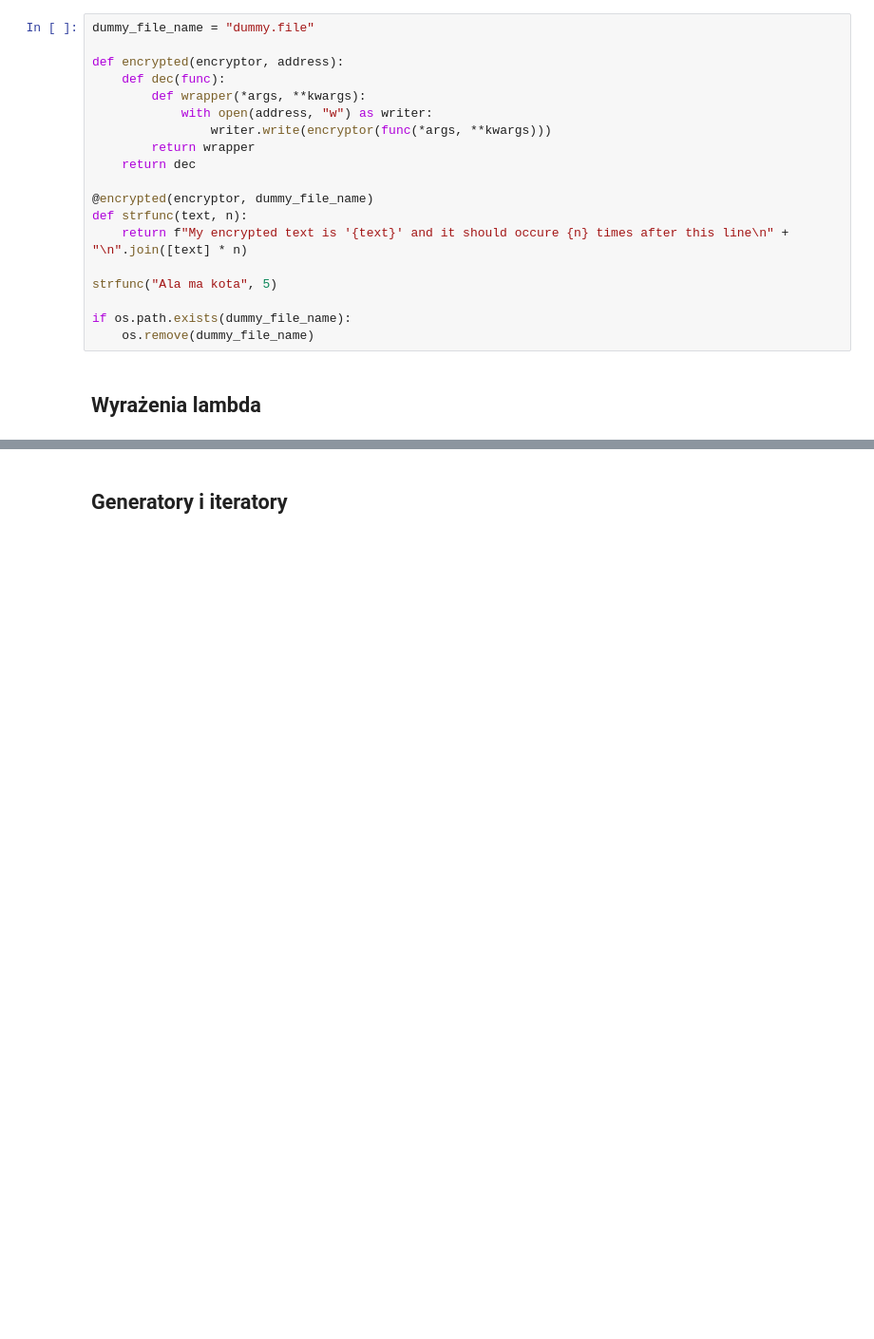
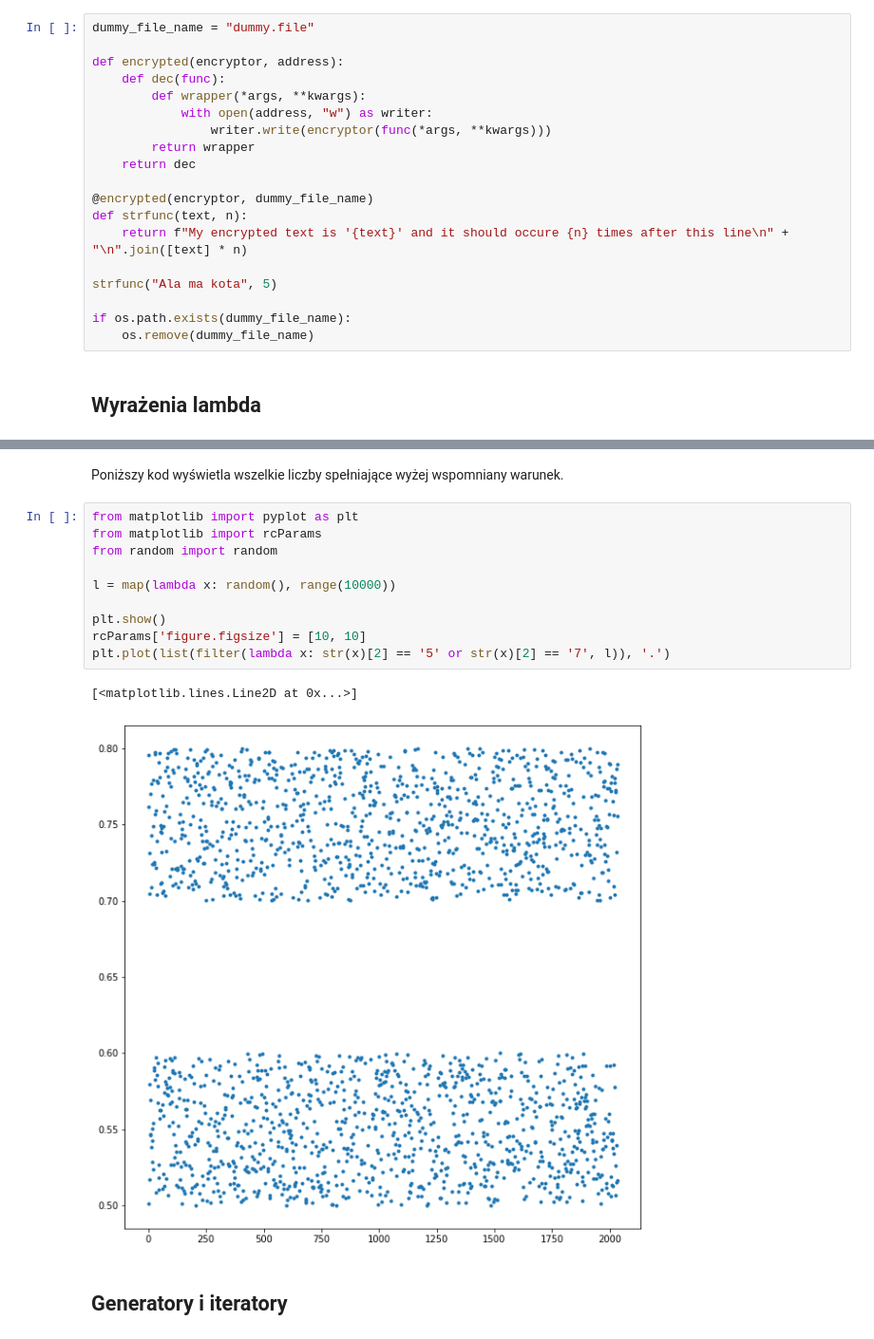
Before and after one commit to codingtenshi/SDA, a Jupyter notebook: intermediate.solutions.ipynb, the cells around one changed output, grey strips where cells are left out. Shown at 95% size. Drawn from its saved outputs; the diff is of its cells as text; blank space fills up the shorter version.

```diff
--- a/intermediate.solutions.ipynb
+++ b/intermediate.solutions.ipynb
@@ -426,3 +520,18 @@ list(map(f, range(10000)))
+# %% [markdown]
+Poniższy kod wyświetla wszelkie liczby spełniające wyżej wspomniany warunek.
+# %%
+from matplotlib import pyplot as plt
+from matplotlib import rcParams
+from random import random
+
+l = map(lambda x: random(), range(10000))
+
+plt.show()
+rcParams['figure.figsize'] = [10, 10]
+plt.plot(list(filter(lambda x: str(x)[2] == '5' or str(x)[2] == '7', l)), '.')
+# %% [output]
+[<matplotlib.lines.Line2D at 0x...>]
+[figure, added]
 # %% [markdown]
 ## Generatory i iteratory
 # %% [markdown]
```
Also changed, not shown: parts of 22 cells of this notebook, 1 other file.
